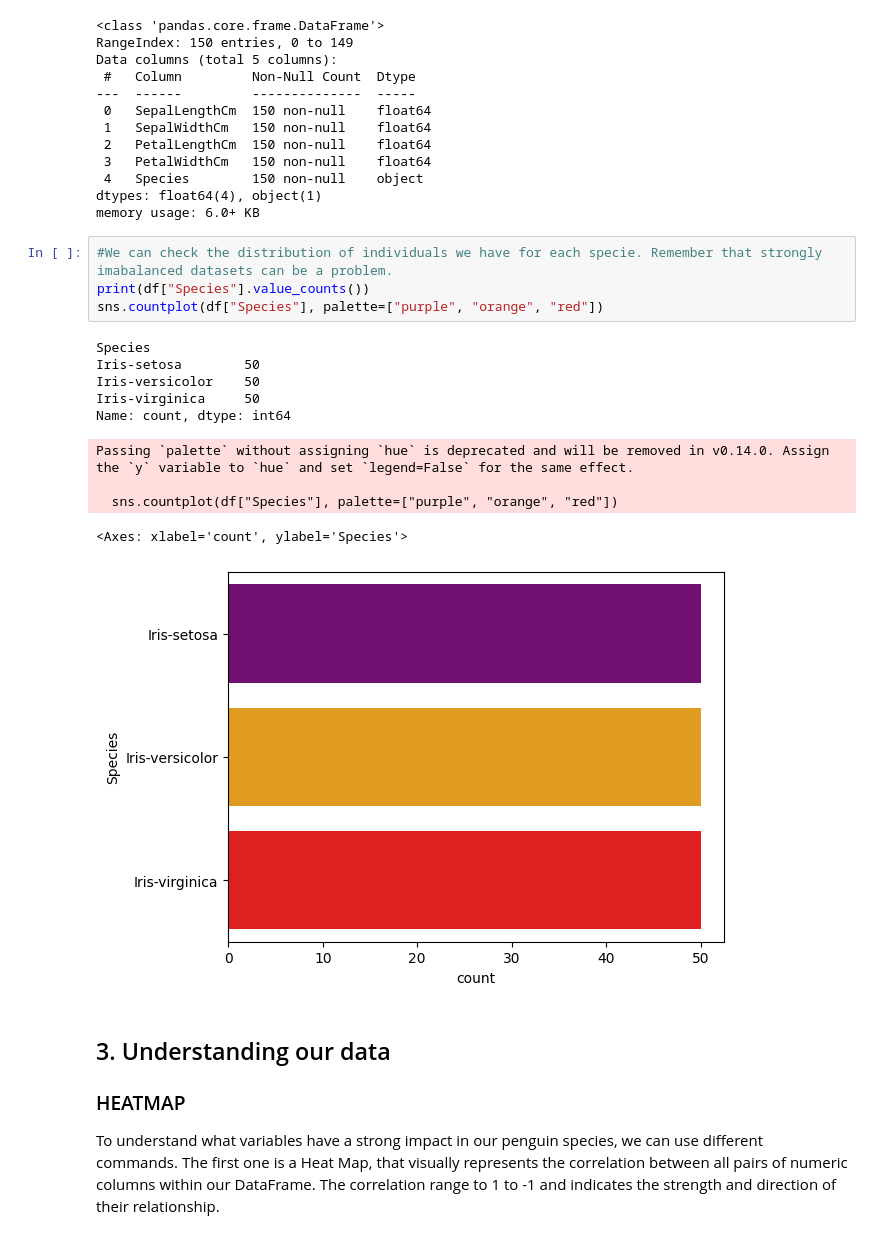
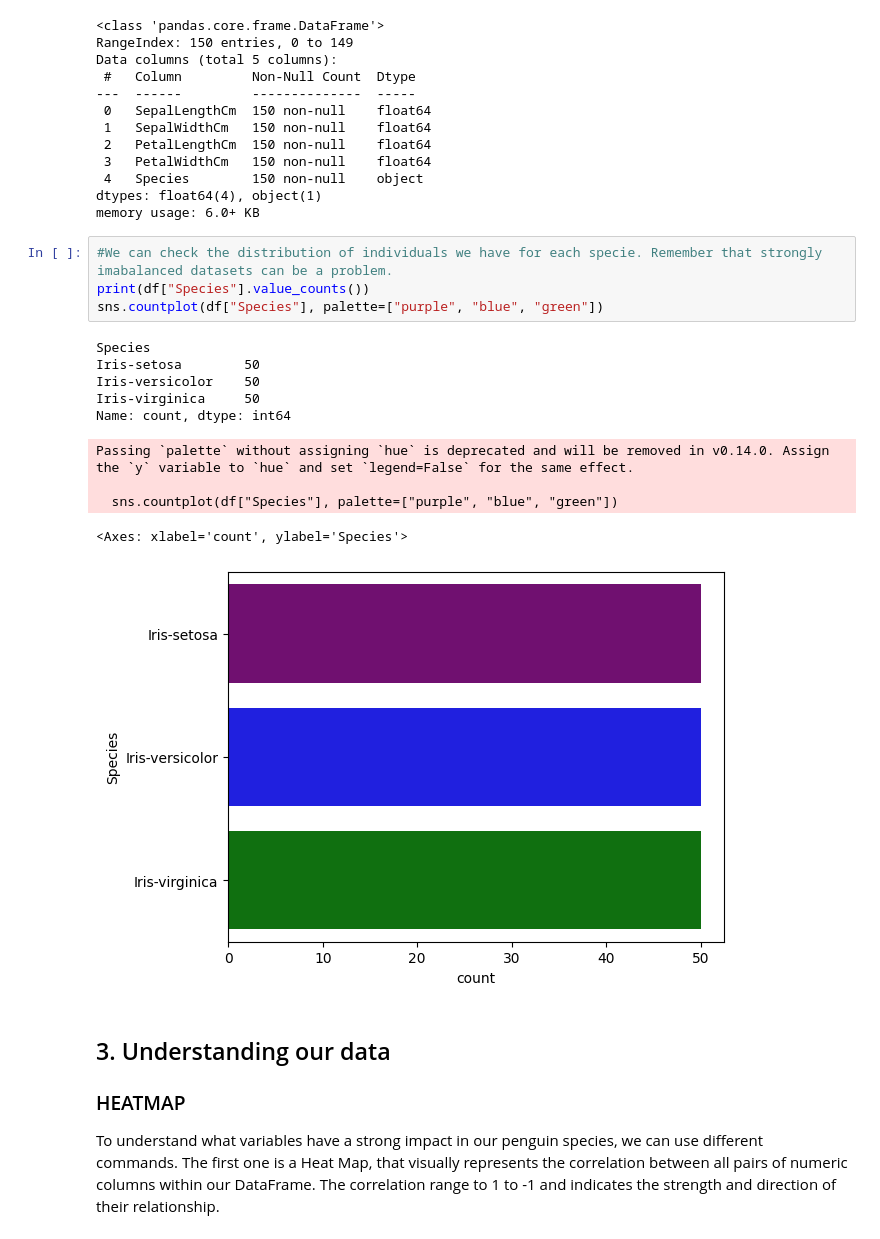
Before and after one commit to rfeers/ML-Basics, a Jupyter notebook: 3 - Multiple Class Logistic Regression.ipynb, the cells around one changed output. Cells and saved outputs as stored; diff of their text form.

```diff
--- a/3 - Multiple Class Logistic Regression.ipynb
+++ b/3 - Multiple Class Logistic Regression.ipynb
@@ -63,18 +65,18 @@ memory usage: 6.0+ KB
 # %%
 #We can check the distribution of individuals we have for each specie. Remember that strongly imabalanced datasets can be a problem.
 print(df["Species"].value_counts())
-sns.countplot(df["Species"], palette=["purple", "orange", "red"])
+sns.countplot(df["Species"], palette=["purple", "blue", "green"])
 # %% [output]
 Species
 Iris-setosa        50
 Iris-versicolor    50
 Iris-virginica     50
 Name: count, dtype: int64
 Passing `palette` without assigning `hue` is deprecated and will be removed in v0.14.0. Assign the `y` variable to `hue` and set `legend=False` for the same effect.
 
-  sns.countplot(df["Species"], palette=["purple", "orange", "red"])
+  sns.countplot(df["Species"], palette=["purple", "blue", "green"])
 <Axes: xlabel='count', ylabel='Species'>
-[figure, old version]
+[figure, new version]
 # %% [markdown]
 ## 3. Understanding our data
 ### HEATMAP
```
Also changed, not shown: parts of 12 cells of this notebook, 1 other file.
